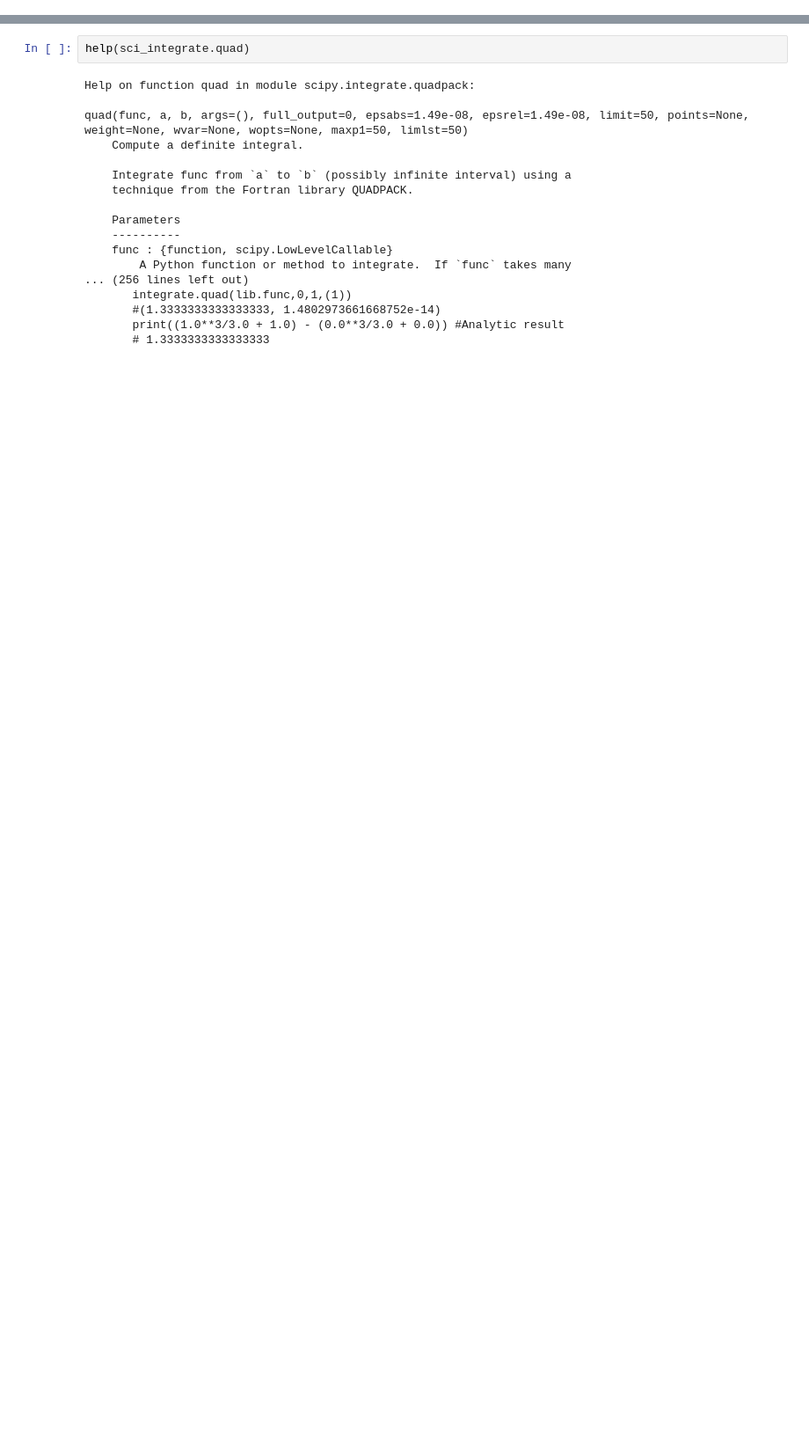
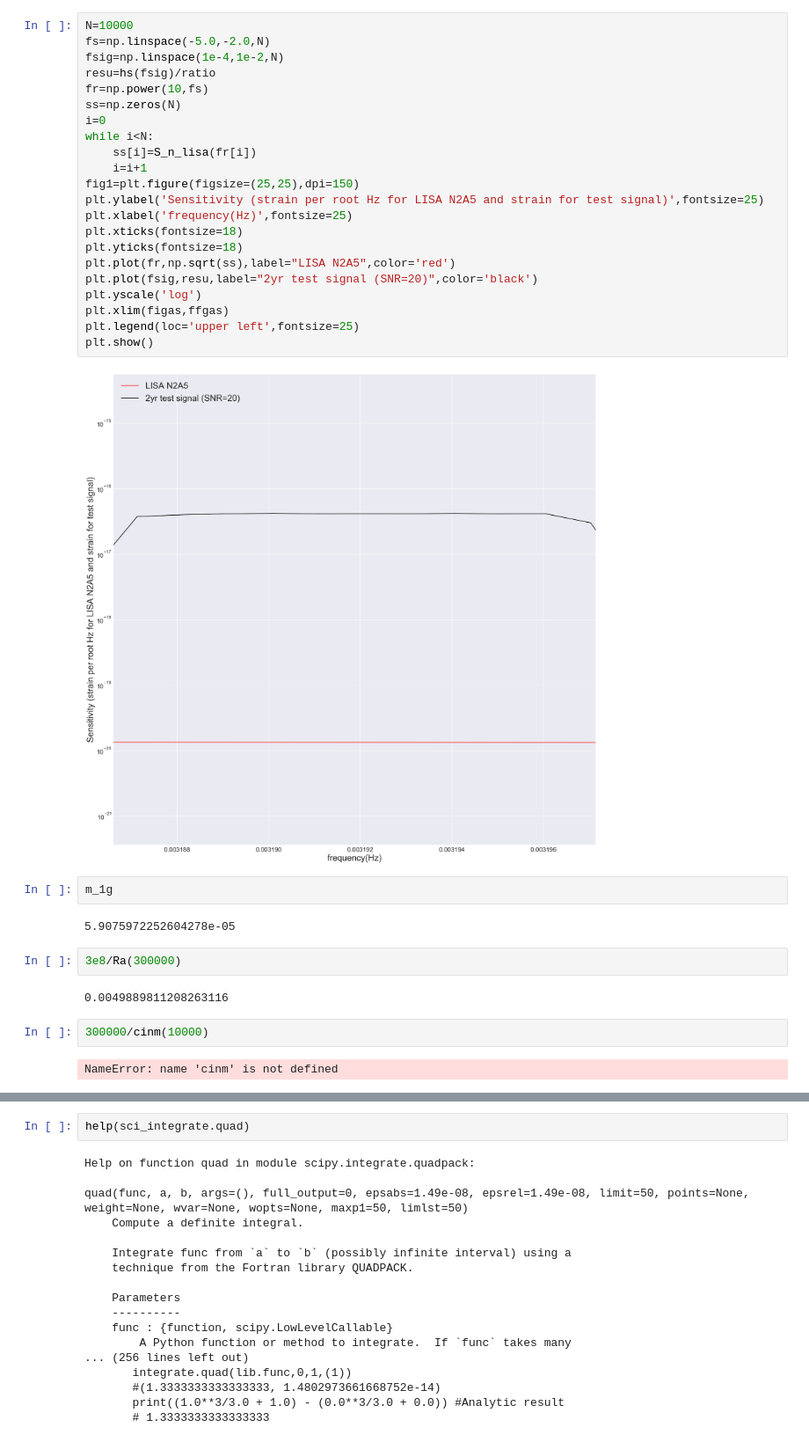
Before and after one commit to shanzhoupeng/GW-simu, a Jupyter notebook: notebook/Untitled.ipynb, the cells around one changed output, grey strips where cells are left out. Shown at 88% size. Drawn from its saved outputs; the diff is of its cells as text; blank space fills up the shorter version.

```diff
--- a/notebook/Untitled.ipynb
+++ b/notebook/Untitled.ipynb
@@ -105,0 +200,36 @@ t_0g=t_0cal(m_1g,m_2g,t_gas,a_0)
+# %%
+N=10000
+fs=np.linspace(-5.0,-2.0,N)
+fsig=np.linspace(1e-4,1e-2,N)
+resu=hs(fsig)/ratio
+fr=np.power(10,fs)
+ss=np.zeros(N)
+i=0
+while i<N:
+    ss[i]=S_n_lisa(fr[i])
+    i=i+1
+fig1=plt.figure(figsize=(25,25),dpi=150)
+plt.ylabel('Sensitivity (strain per root Hz for LISA N2A5 and strain for test signal)',fontsize=25)
+plt.xlabel('frequency(Hz)',fontsize=25)
+plt.xticks(fontsize=18)
+plt.yticks(fontsize=18)
+plt.plot(fr,np.sqrt(ss),label="LISA N2A5",color='red')
+plt.plot(fsig,resu,label="2yr test signal (SNR=20)",color='black')
+plt.yscale('log')
+plt.xlim(figas,ffgas)
+plt.legend(loc='upper left',fontsize=25)
+plt.show()
+# %% [output]
+[figure, added]
+# %%
+m_1g
+# %% [output]
+5.9075972252604278e-05
+# %%
+3e8/Ra(300000)
+# %% [output]
+0.0049889811208263116
+# %%
+300000/cinm(10000)
+# %% [output]
+NameError: name 'cinm' is not defined
```
Also changed, not shown: parts of 36 cells of this notebook, 5 other files.
